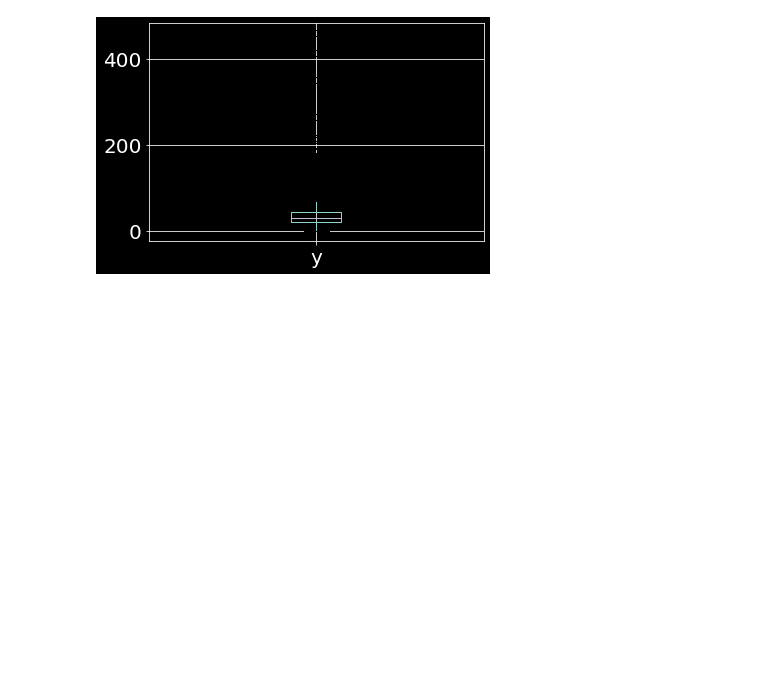
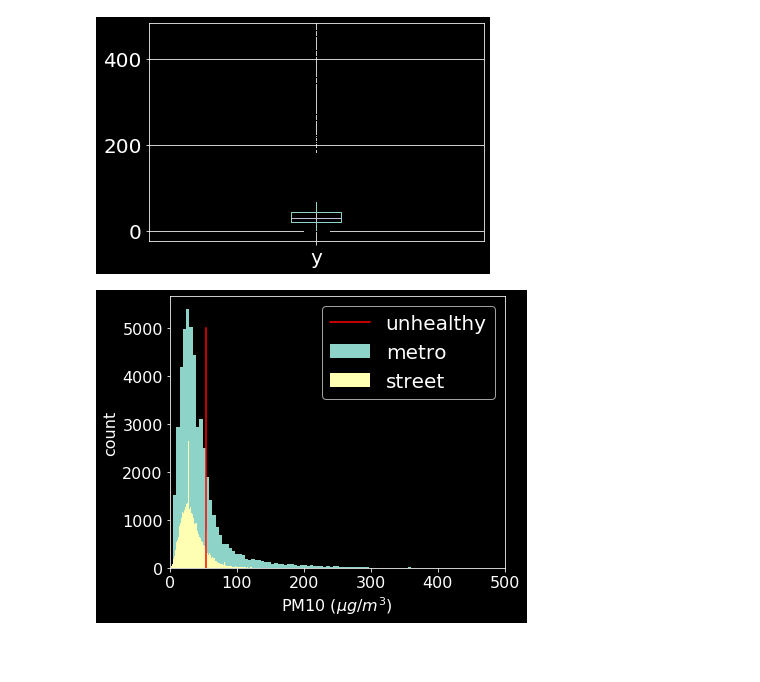
Before and after one commit to aety/insight, a Jupyter notebook: RATP/air/pickleToData_metroVsStreet.ipynb, the cells around one changed output. Saved outputs shown, nothing was run; the diff lists cells and outputs as text; code cells hidden in the pictures; blank space fills up the shorter version.

```diff
--- a/RATP/air/pickleToData_metroVsStreet.ipynb
+++ b/RATP/air/pickleToData_metroVsStreet.ipynb
@@ -105,3 +105,18 @@ boxplot = df2.boxplot(column=['y'],fontsize=20)
 # %% [output]
 [figure]
 [figure]
+# %%
+df_merge = df_merge.dropna()
+plt.figure(figsize=(6,5))
+plt.hist(df_merge['y_x'],200)
+plt.hist(df_merge['y_y'],200)
+plt.plot([54,54],[0,5200],'r')
+plt.legend(['unhealthy','metro','street'],fontsize=20)
+plt.xlabel('PM10 $(\u03bcg/m^3)$')
+plt.ylabel('count')
+plt.xlim(0,500)
+plt.savefig('pickleToData_plotComparison_historam.png',transparent=True)
+# %% [output]
+[figure, added]
+# %% [markdown]
+####
```
Also changed, not shown: parts of 3 cells of this notebook, 3 other files.
